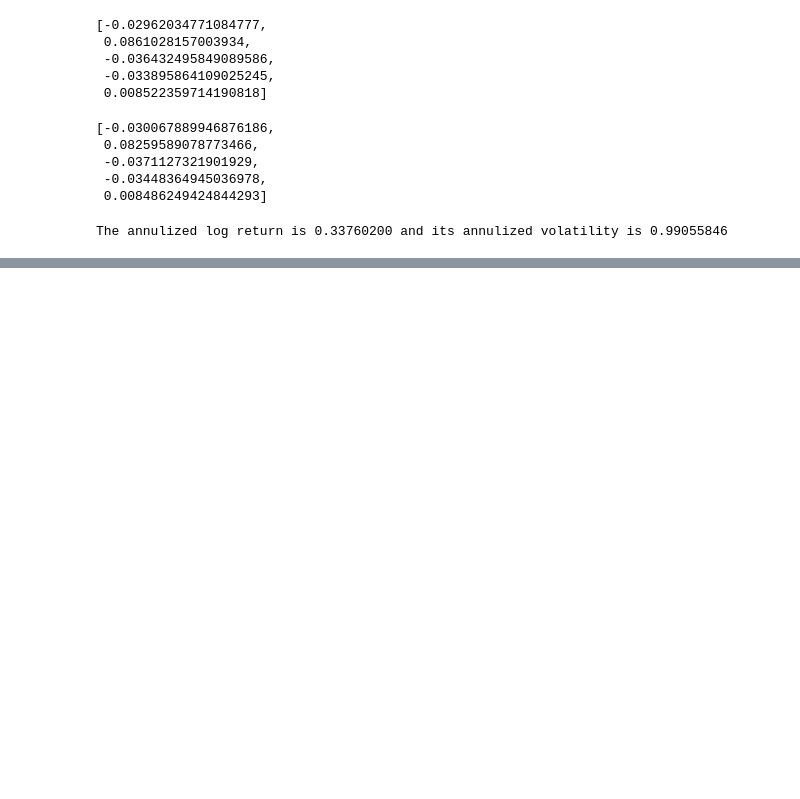
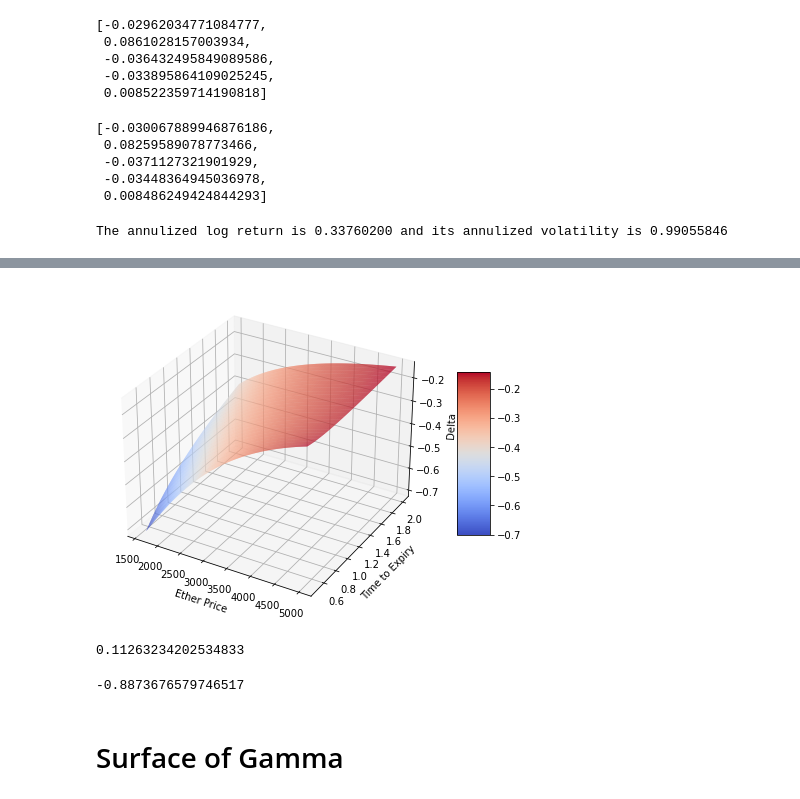
Before and after one commit to nobleackom/CMF, a Jupyter notebook: COURSE WORK_CMF_18494754.ipynb, the cells around one changed output, grey strips where cells are left out. Saved outputs shown, nothing was run; the diff lists cells and outputs as text; code cells hidden in the pictures; blank space fills up the shorter version.

```diff
--- a/COURSE WORK_CMF_18494754.ipynb
+++ b/COURSE WORK_CMF_18494754.ipynb
@@ -159,10 +170,10 @@ def mcs_simulation_np(p):
         S[t] = S[t-1] * np.exp((r - sigma ** 2 / 2) * dt + sigma * np.sqrt(dt) * rn[t])
     return S
 # %%
-T = 1/52
+T = 1/12
 r = 0.0114
 sigma = 0.99
-S0 = 2565.48
+S0 = 2559.56
 K = 3052.50
 # %%
 S = mcs_simulation_np(10000)
@@ -206,0 +254,39 @@ European call 0.0
+# %%
+def delta(S, K, T, r, q, vol, payoff):
+
+    d1 = (np.log(S / K) + (r - q + 0.5 * vol ** 2) * T) / (vol * np.sqrt(T))
+    d2 = (np.log(S / K) + (r - q - 0.5 * vol ** 2) * T) / (vol * np.sqrt(T))
+    if payoff == "call":
+        delta = np.exp(- q * T) * si.norm.cdf(d1, 0.0, 1.0)
+    elif payoff == "put":
+        delta =  - np.exp(- q * T) * si.norm.cdf(- d1, 0.0, 1.0)
+
+    return delta
+# %%
+S = np.linspace(1590, 5000, 500)
+T = np.linspace(0.5, 2, 51)
+Delta = np.zeros((len(T),len(S)))
+for j in range(len(S)):
+    for i in range(len(T)):
+        Delta[i,j] = delta(S[j], 3052.52, T[i], 0.0114, 0.00, 0.99, 'put')
+# %%
+fig = plt.figure(figsize=(10, 6))
+ax = fig.gca(projection='3d')
+S, T = np.meshgrid(S, T)
+surf = ax.plot_surface(S, T, Delta, rstride=2, cstride=2, cmap=plt.cm.coolwarm, linewidth=0.5, antialiased=True)
+ax.set_xlabel('Ether Price')
+ax.set_ylabel('Time to Expiry')
+ax.set_zlabel('Delta')
+fig.colorbar(surf, shrink=0.5, aspect=5);
+# %% [output]
+[figure, added]
+# %%
+delta(2559.56, 3052.50, 1/52, 0.0114, 0.00, 0.99, 'call')
+# %% [output]
+0.11263234202534833
+# %%
+delta(2559.56, 3052.50, 1/52, 0.0114, 0.00, 0.99, 'put')
+# %% [output]
+-0.8873676579746517
+# %% [markdown]
+# Surface of Gamma
```
Also changed, not shown: parts of 53 cells of this notebook.
